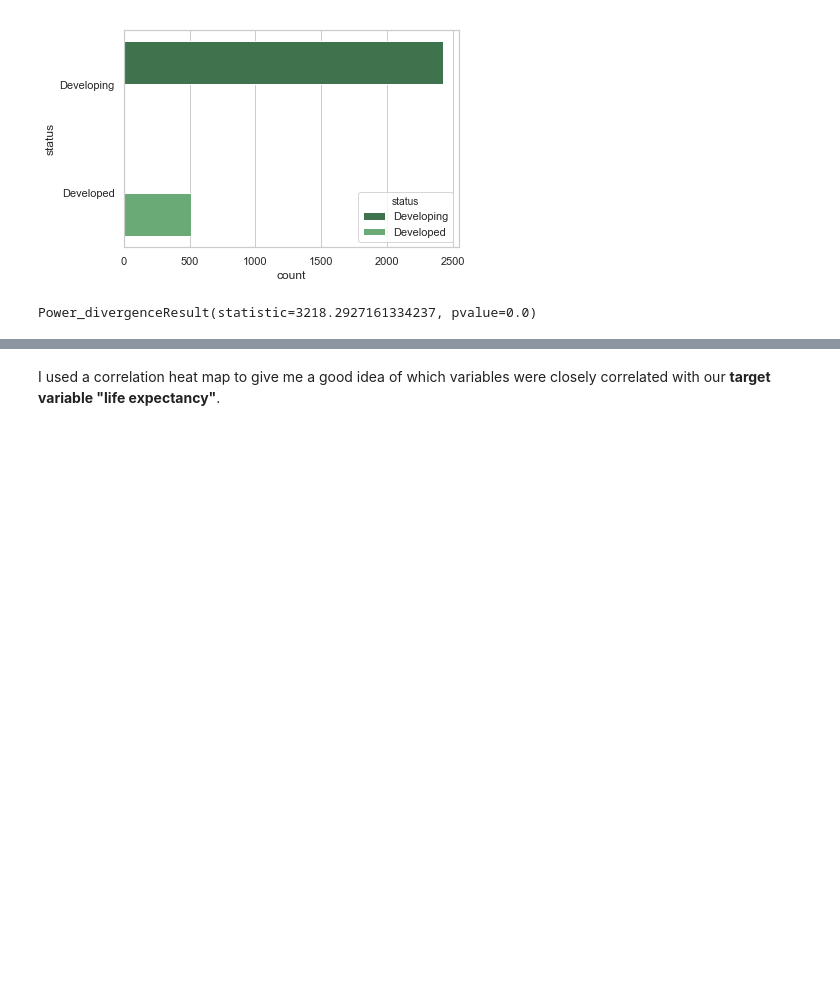
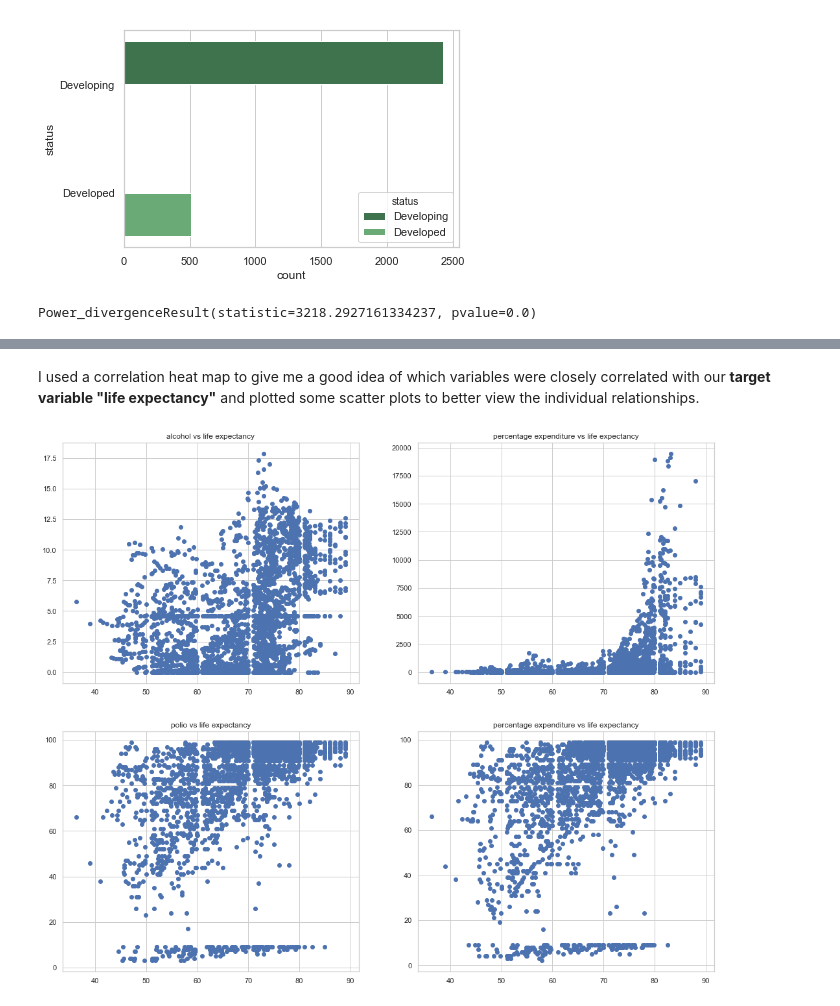
Before and after one commit to rnclay/Thinkful, a Jupyter notebook: Thinkful_Model Preparation_Challenge-checkpoint.ipynb, the cells around one changed output, grey strips where cells are left out. Drawn from its saved outputs; the diff is of its cells as text; code cells hidden in the pictures; blank space fills up the shorter version.

```diff
--- a/Thinkful_Model Preparation_Challenge-checkpoint.ipynb
+++ b/Thinkful_Model Preparation_Challenge-checkpoint.ipynb
@@ -505,5 +584,28 @@ life_df.sample(20)
 # %% [markdown]
-I used a correlation heat map to give me a good idea of which variables were closely correlated with our **target variable "life expectancy"**.
+I used a correlation heat map to give me a good idea of which variables were closely correlated with our **target variable "life expectancy"** and plotted some scatter plots to better view the individual relationships.
+# %%
+plt.figure(figsize=(18,15))
+
+plt.subplot(2,2,1)
+plt.scatter(life_df["life expectancy"],life_df["alcohol"])
+plt.title("alcohol vs life expectancy")
+
+plt.subplot(2,2,2)
+plt.scatter(life_df["life expectancy"], life_df["percentage expenditure"])
+plt.title("percentage expenditure vs life expectancy")
+
+plt.subplot(2,2,3)
+plt.scatter(life_df["life expectancy"], life_df["polio"])
+plt.title("polio vs life expectancy")
+
+plt.subplot(2,2,4)
+plt.scatter(life_df["life expectancy"], life_df["diphtheria"])
+plt.title("percentage expenditure vs life expectancy")
+
+
+plt.show()
+# %% [output]
+[figure, added]
 # %%
 corrmat_life = life_df.corr()
 plt.figure(figsize=(18,15))
```
Also changed, not shown: parts of 27 cells of this notebook.
